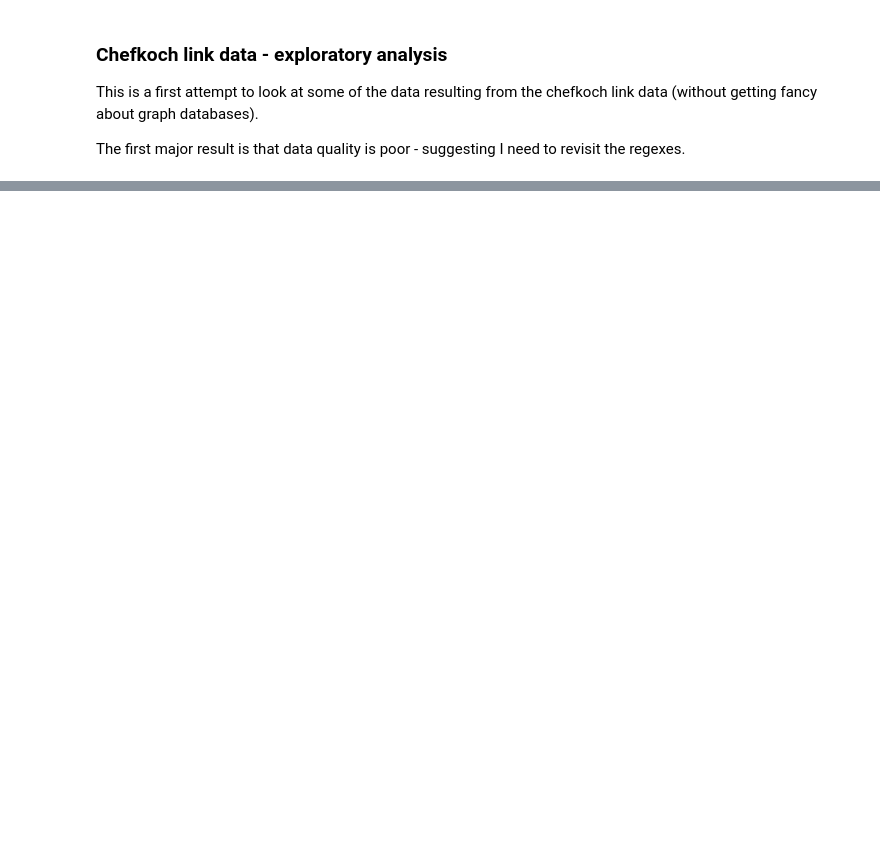
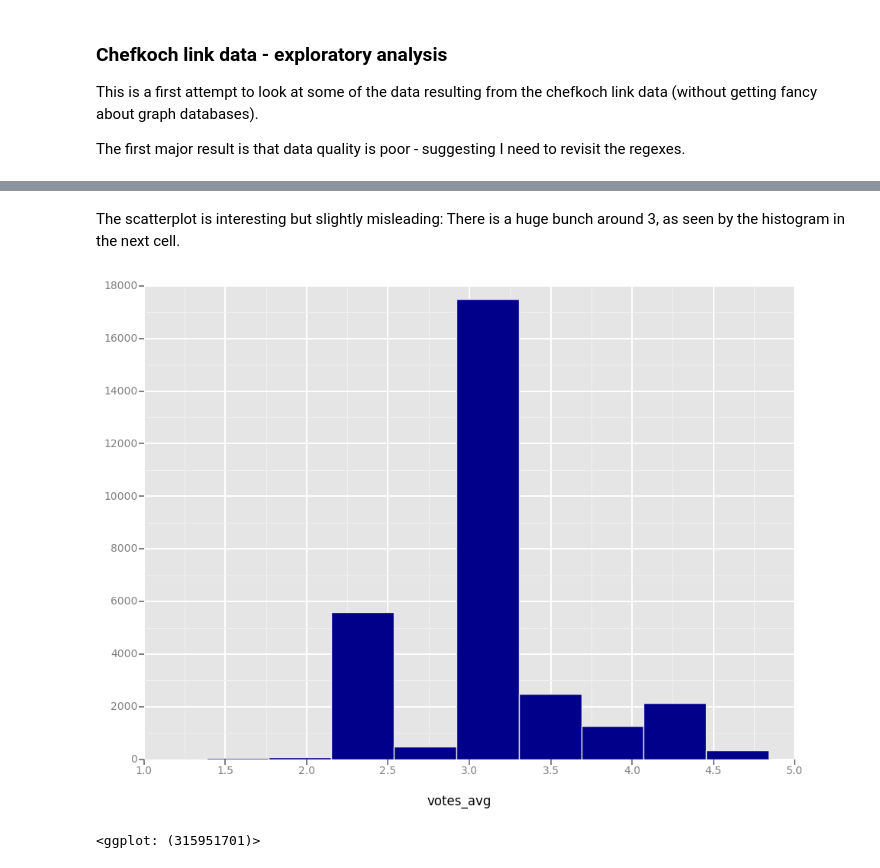
Before and after one commit to leonzucchini/Recipes, a Jupyter notebook: link_page_data_analysis.ipynb, the cells around one changed output, grey strips where cells are left out. Cells and saved outputs as stored; diff of their text form; code cells hidden in the pictures; blank space fills up the shorter version.

```diff
--- a/link_page_data_analysis.ipynb
+++ b/link_page_data_analysis.ipynb
@@ -58,0 +56,7 @@ df[df['votes_avg']>5]
+# %% [markdown]
+The scatterplot is interesting but slightly misleading: There is a huge bunch around 3, as seen by the histogram in the next cell.
+# %%
+ggplot(df,aes(x='votes_avg')) + geom_histogram(fill='darkblue')
+# %% [output]
+[figure, added]
+<ggplot: (315951701)>
```
Also changed, not shown: parts of 9 cells of this notebook, 1 other file.
